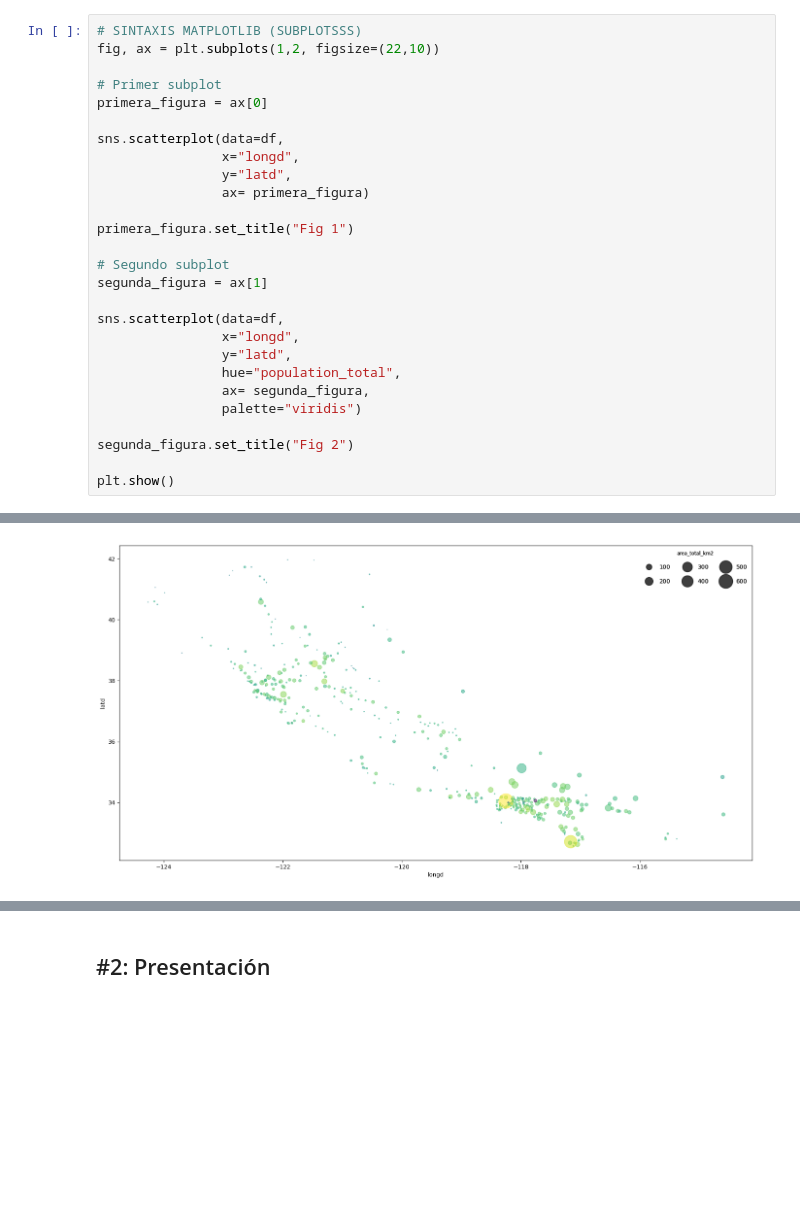
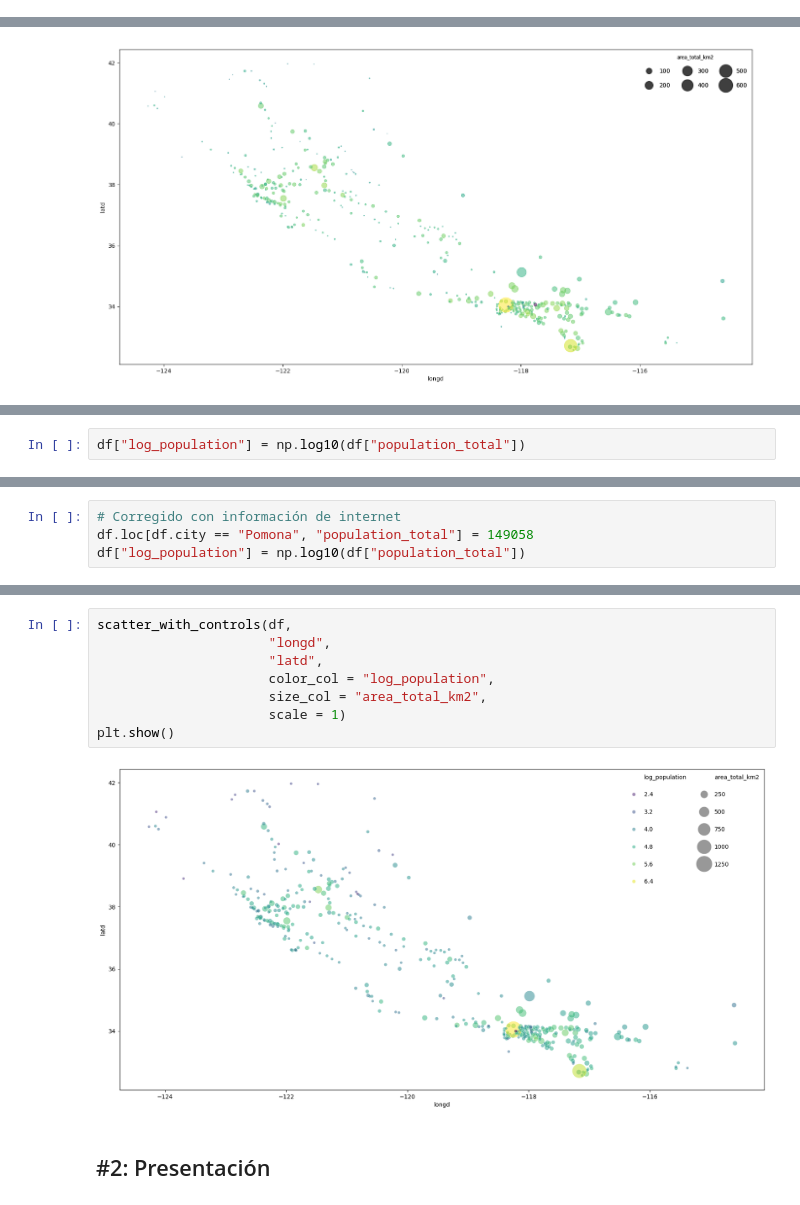
Before and after one commit to eleacos/DS-Online-Elena-Acosta, a Jupyter notebook: 03_Data_Analysis/Sprint_08/Unidad_02_Visualizacion_Avanzada_Seaborn/03_Practica_Obligatoria/18_Practica_Obligatoria_Visualizacion_Avanzada.ipynb, the cells around one changed output, grey strips where cells are left out. Drawn from its saved outputs; the diff is of its cells as text; blank space fills up the shorter version.

```diff
--- a/03_Data_Analysis/Sprint_08/Unidad_02_Visualizacion_Avanzada_Seaborn/03_Practica_Obligatoria/18_Practica_Obligatoria_Visualizacion_Avanzada.ipynb
+++ b/03_Data_Analysis/Sprint_08/Unidad_02_Visualizacion_Avanzada_Seaborn/03_Practica_Obligatoria/18_Practica_Obligatoria_Visualizacion_Avanzada.ipynb
@@ -68,27 +43,0 @@ plt.show()
-# %%
-# SINTAXIS MATPLOTLIB (SUBPLOTSSS)
-fig, ax = plt.subplots(1,2, figsize=(22,10))
-
-# Primer subplot
-primera_figura = ax[0]
-
-sns.scatterplot(data=df,
-                x="longd",
-                y="latd",
-                ax= primera_figura)
-
-primera_figura.set_title("Fig 1")
-
-# Segundo subplot
-segunda_figura = ax[1]
-
-sns.scatterplot(data=df,
-                x="longd",
-                y="latd",
-                hue="population_total",
-                ax= segunda_figura,
-                palette="viridis")
-
-segunda_figura.set_title("Fig 2")
-
-plt.show()
@@ -120,0 +162,2 @@ Un ejemplo de como podría salir para que lo tengas de referencia: (olvidate de
+# %%
+df["log_population"] = np.log10(df["population_total"])
@@ -120,0 +207,4 @@ Un ejemplo de como podría salir para que lo tengas de referencia: (olvidate de
+# %%
+# Corregido con información de internet
+df.loc[df.city == "Pomona", "population_total"] = 149058
+df["log_population"] = np.log10(df["population_total"])
@@ -121,3 +227,13 @@ Un ejemplo de como podría salir para que lo tengas de referencia: (olvidate de
+# %%
+scatter_with_controls(df,
+                      "longd",
+                      "latd",
+                      color_col = "log_population",
+                      size_col = "area_total_km2",
+                      scale = 1)
+plt.show()
+# %% [output]
+[figure, added]
 # %% [markdown]
 ## #2: Presentación
 # %% [markdown]
```
Also changed, not shown: parts of 33 cells of this notebook.
